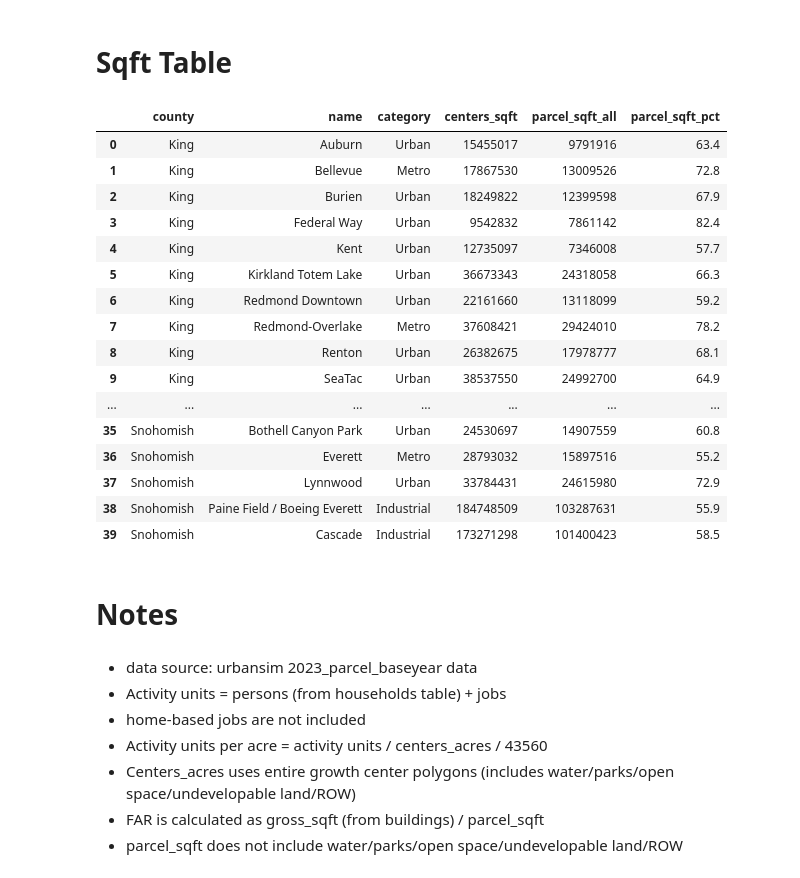
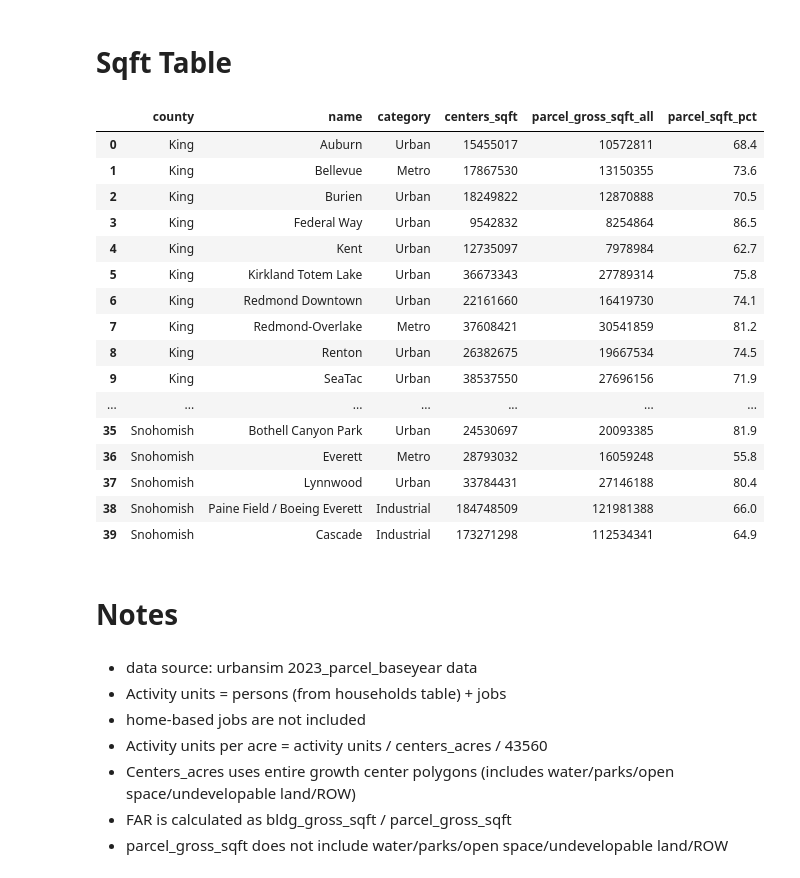
Before and after one commit to jkolberg/centers_density_analysis, a Jupyter notebook: au_acre_far_existing.ipynb, the cells around one changed output. Saved outputs shown, nothing was run; the diff lists cells and outputs as text; code cells hidden in the pictures.

```diff
--- a/au_acre_far_existing.ipynb
+++ b/au_acre_far_existing.ipynb
@@ -123,12 +121,14 @@ parcels_df['is_residential'] = parcels_df['land_use_type_id'].isin(land_use_res)
 # %%
+parcels_df['is_residential'] = parcels_df['land_use_type_id'].isin(land_use_res).astype(int)
 parcel_mask = (parcels_df['land_use_type_id'].isin(land_use_include)) & (parcels_df['growth_center_id'] > 0)
-parcel_sqft = parcels_df.loc[parcel_mask].groupby(['county_id','growth_center_id','is_residential'])['parcel_sqft'].sum().reset_index()
+parcel_sqft = parcels_df.loc[parcel_mask].groupby(['county_id','growth_center_id','is_residential'])['gross_sqft'].sum().reset_index()
 parcel_sqft['is_residential'] = parcel_sqft['is_residential'].map({1: 'res', 0: 'non_res'})
-parcel_sqft = parcel_sqft.pivot_table(index=['county_id','growth_center_id'], columns='is_residential', values=['parcel_sqft'], aggfunc='sum')
+parcel_sqft = parcel_sqft.pivot_table(index=['county_id','growth_center_id'], columns='is_residential', values=['gross_sqft'], aggfunc='sum')
 parcel_sqft.columns = [f'{col}_{suffix}' for col, suffix in parcel_sqft.columns]
+parcel_sqft = parcel_sqft.rename(columns={'gross_sqft_res': 'parcel_gross_sqft_res', 'gross_sqft_non_res': 'parcel_gross_sqft_non_res'})
 parcel_sqft = parcel_sqft.reset_index()
-parcel_sqft['parcel_sqft_all'] = parcel_sqft['parcel_sqft_res'] + parcel_sqft['parcel_sqft_non_res']
-for col in ['parcel_sqft_res', 'parcel_sqft_non_res', 'parcel_sqft_all']:
+parcel_sqft['parcel_gross_sqft_all'] = parcel_sqft['parcel_gross_sqft_res'] + parcel_sqft['parcel_gross_sqft_non_res']
+for col in ['parcel_gross_sqft_res', 'parcel_gross_sqft_non_res', 'parcel_gross_sqft_all']:
     parcel_sqft[col] = parcel_sqft[col].round(0).fillna(0).astype(int)
 # %%
 # add is_residential and growth_center_id columns to buildings_df
@@ -139,18 +139,18 @@ buildings_df['growth_center_id'] = buildings_df['parcel_id'].map(parcel_center_x
 county_xwalk = parcels_df[['parcel_id','county_id']].set_index('parcel_id')['county_id']
 buildings_df['county_id'] = buildings_df['parcel_id'].map(county_xwalk)
 # %%
-far = buildings_df.loc[buildings_df['growth_center_id'] != 0].groupby(['county_id','growth_center_id','is_residential'])[['gross_sqft']].sum().reset_index()
+far = buildings_df.loc[buildings_df['growth_center_id'] != 0].groupby(['county_id','growth_center_id','is_residential'])[['gross_sqft']].sum().reset_index().rename(columns={'gross_sqft': 'bldg_gross_sqft'})
 far['is_residential'] = far['is_residential'].map({1: 'res', 0: 'non_res'})
-far = far.pivot_table(index=['county_id','growth_center_id'], columns='is_residential', values=['gross_sqft'], aggfunc='sum')
+far = far.pivot_table(index=['county_id','growth_center_id'], columns='is_residential', values=['bldg_gross_sqft'], aggfunc='sum')
 far.columns = [f'{col}_{suffix}' for col, suffix in far.columns]
 far = far.reset_index()
 far = far.merge(parcel_sqft, on=['county_id','growth_center_id'], how='left')
 # %%
-far['gross_sqft_all'] = far['gross_sqft_res'] + far['gross_sqft_non_res']
+far['bldg_gross_sqft_all'] = far['bldg_gross_sqft_res'] + far['bldg_gross_sqft_non_res']
 far = far.merge(growth_centers_df[['growth_center_id','centers_acres']], on='growth_center_id', how='left')
 far['centers_sqft'] = (far['centers_acres'] * 43560).round(0).fillna(0).astype(int)
 for type in ['res','non_res','all']:
-    far[f'far_{type}'] = far[f'gross_sqft_{type}'] / far[f'parcel_sqft_{type}']
+    far[f'far_{type}'] = far[f'bldg_gross_sqft_{type}'] / far[f'parcel_gross_sqft_{type}']
 # %%
 building_parcel_xwalk = buildings_df[['building_id','parcel_id']].set_index('building_id')['parcel_id']
 households_df['parcel_id'] = households_df['building_id'].map(building_parcel_xwalk)
@@ -180,7 +180,7 @@ au['county'] = au['county_id'].map(county_map)
 
 au = au.merge(growth_centers_df[['growth_center_id','name','category']], on='growth_center_id', how='left')
 au['is_industrial'] = (au['category'] == 'Industrial').astype(int)
-au['parcel_sqft_pct'] = ((au['parcel_sqft_all'] / au['centers_sqft']) * 100).round(1)
+au['parcel_sqft_pct'] = ((au['parcel_gross_sqft_all'] / au['centers_sqft']) * 100).round(1)
 # %% [markdown]
 # Residential plot
 # %%
@@ -377,25 +377,25 @@ au[['county','name','jobs','persons','activity_units','centers_acres','au_acre',
 # %% [markdown]
 # Sqft Table
 # %%
-au[['county','name','category','centers_sqft','parcel_sqft_all','parcel_sqft_pct']]
+au[['county','name','category','centers_sqft','parcel_gross_sqft_all','parcel_sqft_pct']]
 # %% [output]
-|  | county | name | category | centers_sqft | parcel_sqft_all | parcel_sqft_pct |
-| 0 | King | Auburn | Urban | 15455017 | 9791916 | 63.4 |
-| 1 | King | Bellevue | Metro | 17867530 | 13009526 | 72.8 |
-| 2 | King | Burien | Urban | 18249822 | 12399598 | 67.9 |
-| 3 | King | Federal Way | Urban | 9542832 | 7861142 | 82.4 |
-| 4 | King | Kent | Urban | 12735097 | 7346008 | 57.7 |
-| 5 | King | Kirkland Totem Lake | Urban | 36673343 | 24318058 | 66.3 |
-| 6 | King | Redmond Downtown | Urban | 22161660 | 13118099 | 59.2 |
-| 7 | King | Redmond-Overlake | Metro | 37608421 | 29424010 | 78.2 |
-| 8 | King | Renton | Urban | 26382675 | 17978777 | 68.1 |
-| 9 | King | SeaTac | Urban | 38537550 | 24992700 | 64.9 |
+|  | county | name | category | centers_sqft | parcel_gross_sqft_all | parcel_sqft_pct |
+| 0 | King | Auburn | Urban | 15455017 | 10572811 | 68.4 |
+| 1 | King | Bellevue | Metro | 17867530 | 13150355 | 73.6 |
+| 2 | King | Burien | Urban | 18249822 | 12870888 | 70.5 |
+| 3 | King | Federal Way | Urban | 9542832 | 8254864 | 86.5 |
+| 4 | King | Kent | Urban | 12735097 | 7978984 | 62.7 |
+| 5 | King | Kirkland Totem Lake | Urban | 36673343 | 27789314 | 75.8 |
+| 6 | King | Redmond Downtown | Urban | 22161660 | 16419730 | 74.1 |
+| 7 | King | Redmond-Overlake | Metro | 37608421 | 30541859 | 81.2 |
+| 8 | King | Renton | Urban | 26382675 | 19667534 | 74.5 |
+| 9 | King | SeaTac | Urban | 38537550 | 27696156 | 71.9 |
 | ... | ... | ... | ... | ... | ... | ... |
-| 35 | Snohomish | Bothell Canyon Park | Urban | 24530697 | 14907559 | 60.8 |
-| 36 | Snohomish | Everett | Metro | 28793032 | 15897516 | 55.2 |
-| 37 | Snohomish | Lynnwood | Urban | 33784431 | 24615980 | 72.9 |
-| 38 | Snohomish | Paine Field / Boeing Everett | Industrial | 184748509 | 103287631 | 55.9 |
-| 39 | Snohomish | Cascade | Industrial | 173271298 | 101400423 | 58.5 |
+| 35 | Snohomish | Bothell Canyon Park | Urban | 24530697 | 20093385 | 81.9 |
+| 36 | Snohomish | Everett | Metro | 28793032 | 16059248 | 55.8 |
+| 37 | Snohomish | Lynnwood | Urban | 33784431 | 27146188 | 80.4 |
+| 38 | Snohomish | Paine Field / Boeing Everett | Industrial | 184748509 | 121981388 | 66.0 |
+| 39 | Snohomish | Cascade | Industrial | 173271298 | 112534341 | 64.9 |
 # %% [markdown]
 # Notes
 # %% [markdown]
@@ -404,5 +404,5 @@ au[['county','name','category','centers_sqft','parcel_sqft_all','parcel_sqft_pct
 - home-based jobs are not included
 - Activity units per acre = activity units / centers_acres / 43560
 - Centers_acres uses entire growth center polygons (includes water/parks/open space/undevelopable land/ROW)
-- FAR is calculated as gross_sqft (from buildings) / parcel_sqft
-- parcel_sqft does not include water/parks/open space/undevelopable land/ROW
+- FAR is calculated as bldg_gross_sqft / parcel_gross_sqft
+- parcel_gross_sqft does not include water/parks/open space/undevelopable land/ROW
```
Also changed, not shown: parts of 4 cells of this notebook, 1 other file.
